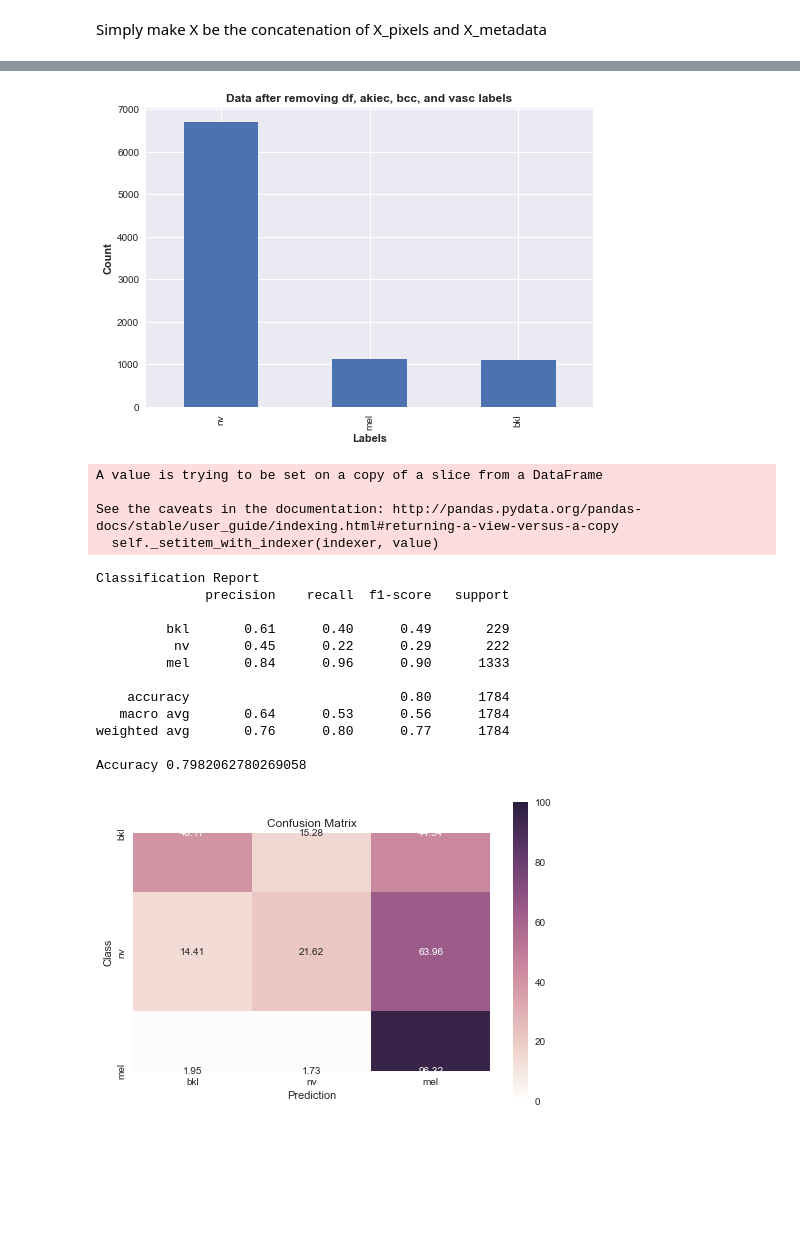
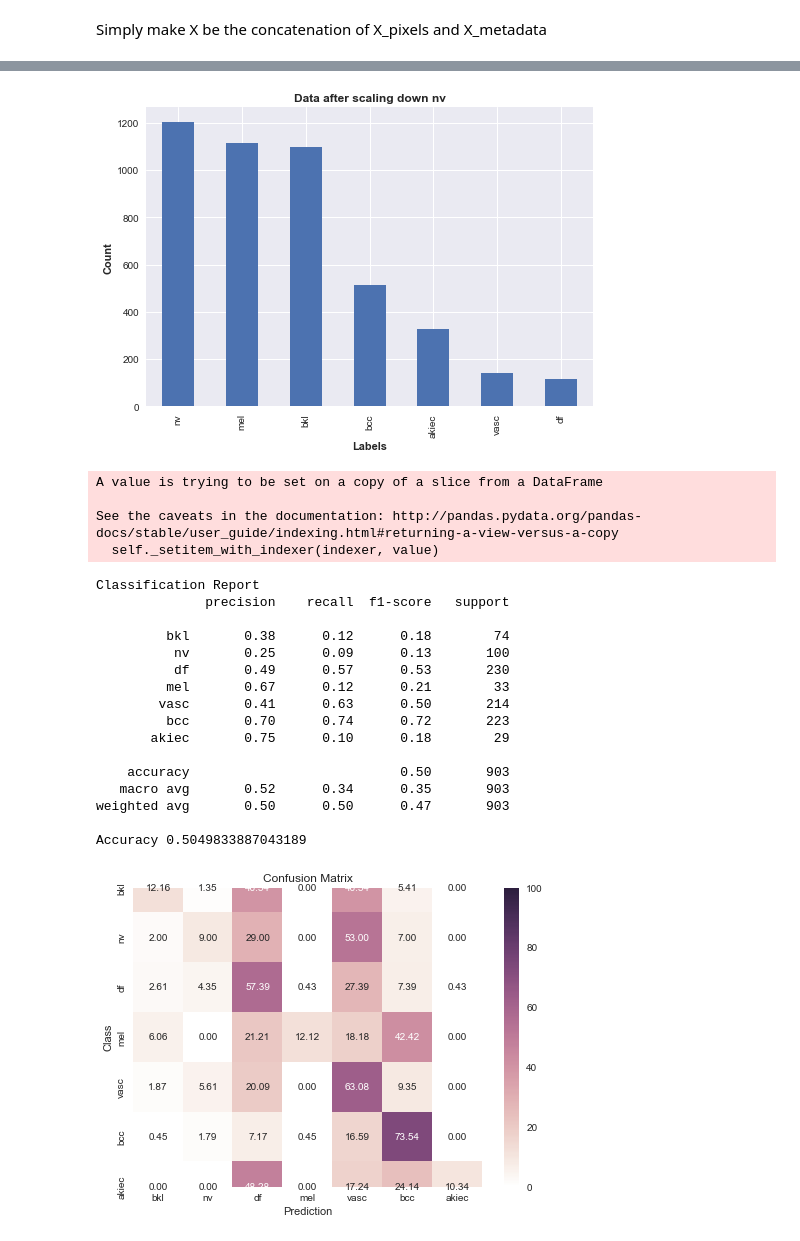
Before and after one commit to SamuelStentz/SkinCancerAnalysis, a Jupyter notebook: Analysis/analysis_praj.ipynb, the cells around one changed output, grey strips where cells are left out. Drawn from its saved outputs; the diff is of its cells as text; code cells hidden in the pictures; blank space fills up the shorter version.

Commit message:
Pushed all images

```diff
--- a/Analysis/analysis_praj.ipynb
+++ b/Analysis/analysis_praj.ipynb
@@ -146,13 +144,13 @@ def pre_process(metadata, proportion, random_seed):
 
     return test_label.fillna(-1.0), test_features.fillna(-1.0), train_label.fillna(-1.0), train_features.fillna(-1.0)
 
-def stat_graphs(test_label, label_pred, labels):
+def stat_graphs(test_label, label_pred, labels, csv_dir):
     from sklearn.metrics import classification_report, confusion_matrix
     pred_df = pd.DataFrame()
     pred_df["y_true"] = test_label
     pred_df["y_pred"] = label_pred
     pred_df.reset_index(inplace = True, drop = True)
-    pred_df.to_csv("../Figures/svm_TF.csv")
+    pred_df.to_csv(csv_dir)
 
     conf_matrix = confusion_matrix(test_label, label_pred)
     print('\nClassification Report')
@@ -164,7 +162,7 @@ def stat_graphs(test_label, label_pred, labels):
     return conf_matrix
 
 
-def svm(metadata, size_of_test_data, random_seed, remove_labels, scale_down_NV):
+def svm(metadata, size_of_test_data, random_seed, remove_labels, scale_down_NV, csv_dir):
     from sklearn.svm import SVC
 
     graph = metadata['dx'].value_counts().plot.bar()
@@ -184,7 +182,7 @@ def svm(metadata, size_of_test_data, random_seed, remove_labels, scale_down_NV):
     label_pred = svc.predict(test_features)
 
     # Plot the confusion matrix, store classification report, and store pred/true labels
-    conf_matrix = stat_graphs(test_label, label_pred, target)
+    conf_matrix = stat_graphs(test_label, label_pred, target, csv_dir)
     return target, conf_matrix
 
 
@@ -225,35 +223,41 @@ def plot_conf_matrix(conf_matrix, labels, directory):
 # %%
 #################
 # Edit params here for SVM
 
 size_of_test_data = 0.2
 random_seed = 42
-remove_labels = True
-scale_down_NV = False
+remove_labels = False
+scale_down_NV = True
+csv_dir = "../Figures/svm_FT.csv"
+png_dir = "../Figures/svm_FT.png"
 
 #################
 
 
-labels, conf_matrix = svm(metadata, size_of_test_data, random_seed, remove_labels, scale_down_NV)
-plot_conf_matrix(conf_matrix, labels, '../Figures/confusion_matrix_svm.png')
+labels, conf_matrix = svm(metadata, size_of_test_data, random_seed, remove_labels, scale_down_NV, csv_dir)
+plot_conf_matrix(conf_matrix, labels, png_dir)
 # %% [output]
 [figure]
-[figure, old version]
+[figure, new version]
 A value is trying to be set on a copy of a slice from a DataFrame
 
 See the caveats in the documentation: http://pandas.pydata.org/pandas-docs/stable/user_guide/indexing.html#returning-a-view-versus-a-copy
   self._setitem_with_indexer(indexer, value)
 Classification Report
               precision    recall  f1-score   support
 
-         bkl       0.61      0.40      0.49       229
-          nv       0.45      0.22      0.29       222
-         mel       0.84      0.96      0.90      1333
+         bkl       0.38      0.12      0.18        74
+          nv       0.25      0.09      0.13       100
+          df       0.49      0.57      0.53       230
+         mel       0.67      0.12      0.21        33
+        vasc       0.41      0.63      0.50       214
+         bcc       0.70      0.74      0.72       223
+       akiec       0.75      0.10      0.18        29
 
-    accuracy                           0.80      1784
-   macro avg       0.64      0.53      0.56      1784
-weighted avg       0.76      0.80      0.77      1784
+    accuracy                           0.50       903
+   macro avg       0.52      0.34      0.35       903
+weighted avg       0.50      0.50      0.47       903
 
-Accuracy 0.7982062780269058
+Accuracy 0.5049833887043189
-[figure, old version]
+[figure, new version]
 # %%
```
Also changed, not shown: parts of 2 cells of this notebook, 17 other files.
